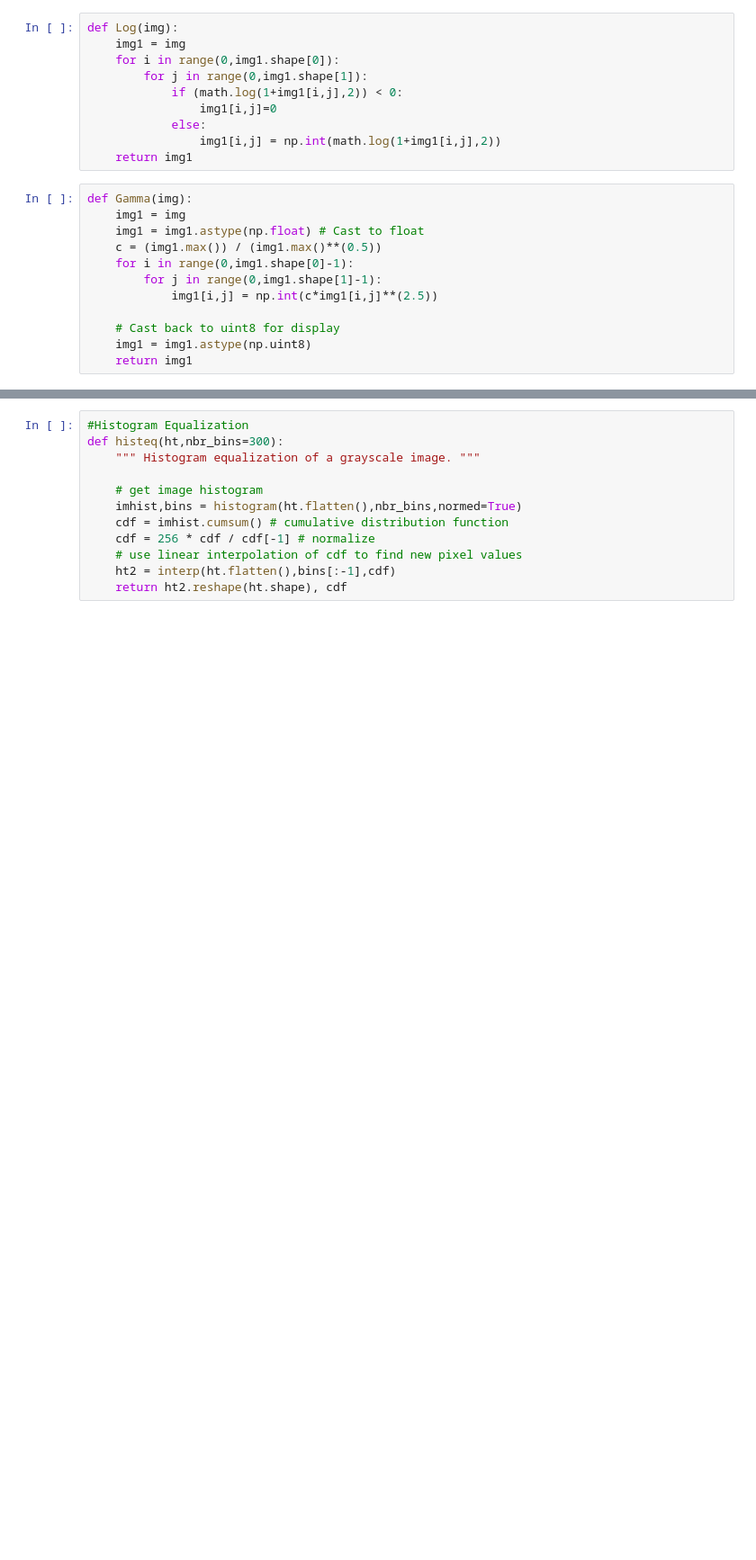
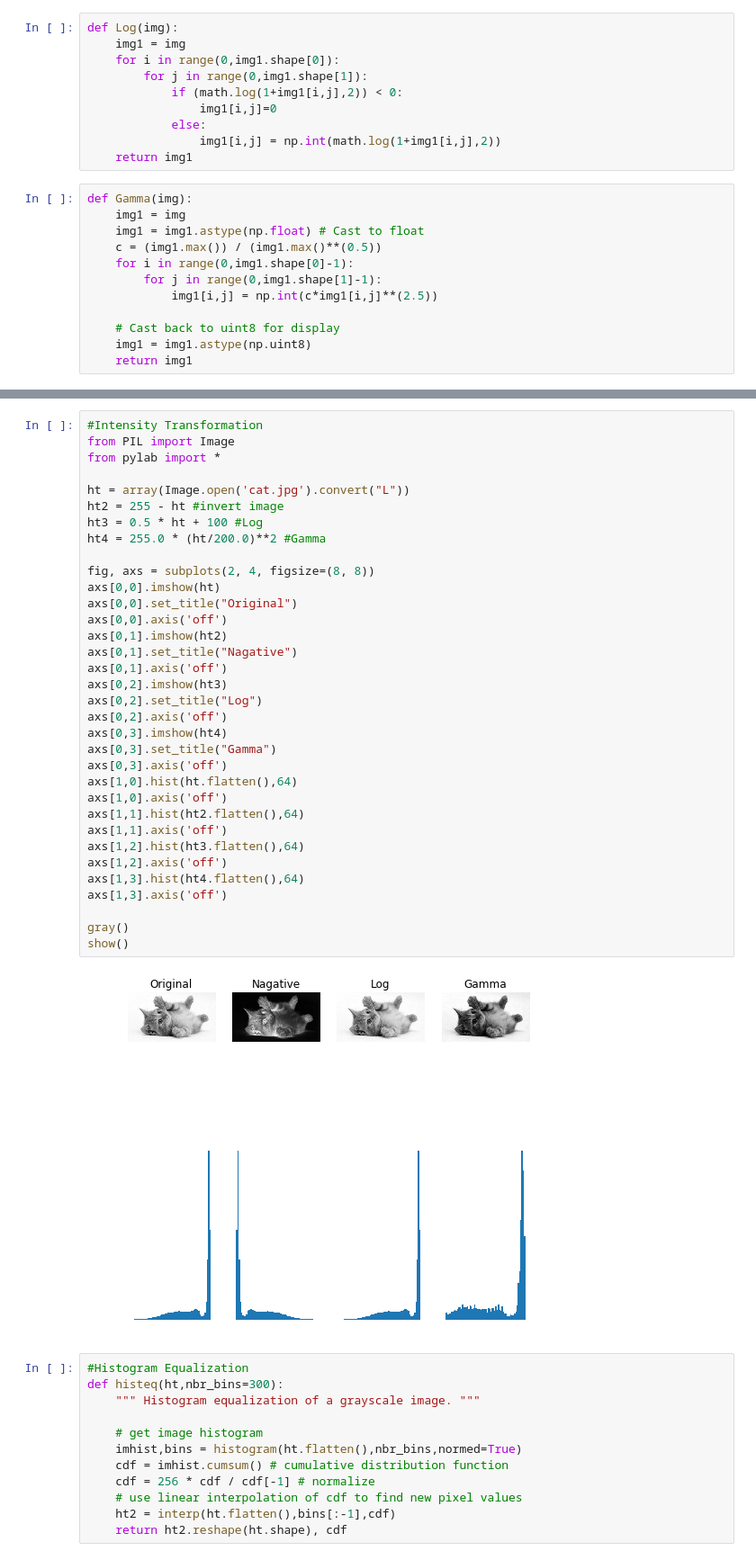
Before and after one commit to DGend/Computer_Vision_class, a Jupyter notebook: HW2.ipynb, the cells around one changed output, grey strips where cells are left out. Shown: that part at 90% size. Cells and saved outputs as stored; diff of their text form; blank space fills up the shorter version.

```diff
--- a/HW2.ipynb
+++ b/HW2.ipynb
@@ -70,3 +74,39 @@ show()
+# %%
+#Intensity Transformation
+from PIL import Image
+from pylab import *
+
+ht = array(Image.open('cat.jpg').convert("L"))
+ht2 = 255 - ht #invert image
+ht3 = 0.5 * ht + 100 #Log
+ht4 = 255.0 * (ht/200.0)**2 #Gamma
+
+fig, axs = subplots(2, 4, figsize=(8, 8))
+axs[0,0].imshow(ht)
+axs[0,0].set_title("Original")
+axs[0,0].axis('off')
+axs[0,1].imshow(ht2)
+axs[0,1].set_title("Nagative")
+axs[0,1].axis('off')
+axs[0,2].imshow(ht3)
+axs[0,2].set_title("Log")
+axs[0,2].axis('off')
+axs[0,3].imshow(ht4)
+axs[0,3].set_title("Gamma")
+axs[0,3].axis('off')
+axs[1,0].hist(ht.flatten(),64)
+axs[1,0].axis('off')
+axs[1,1].hist(ht2.flatten(),64)
+axs[1,1].axis('off')
+axs[1,2].hist(ht3.flatten(),64)
+axs[1,2].axis('off')
+axs[1,3].hist(ht4.flatten(),64)
+axs[1,3].axis('off')
+
+gray()
+show()
+# %% [output]
+[figure, added]
 # %%
 #Histogram Equalization
 def histeq(ht,nbr_bins=300):
```
Also changed, not shown: parts of 8 cells of this notebook, 3 other files.
